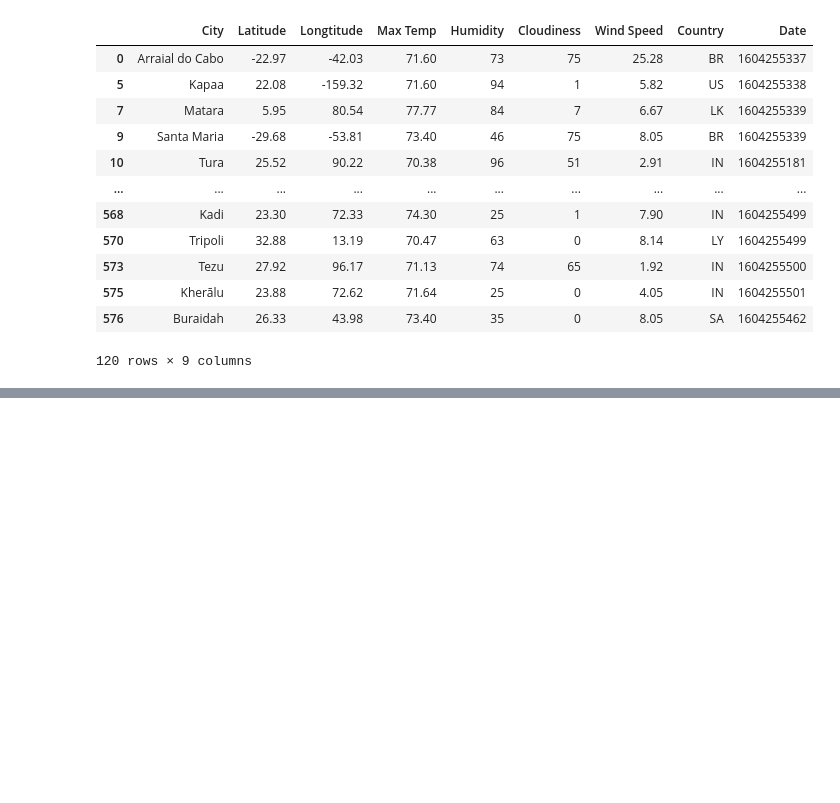
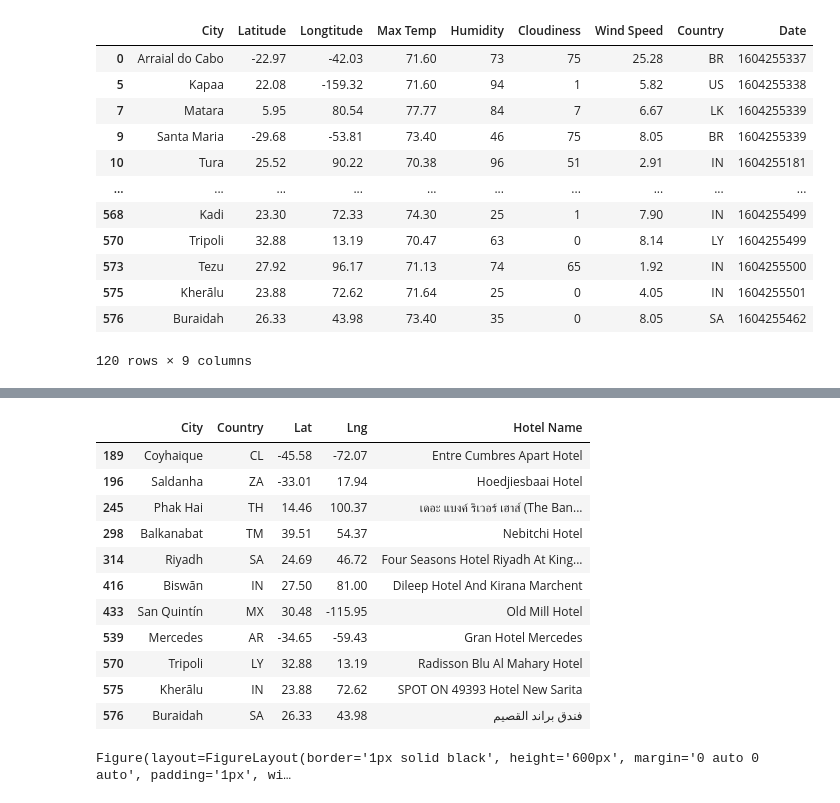
Before and after one commit to sjrojanooo/python-api-challenge, a Jupyter notebook: VacationPy.ipynb, the cells around one changed output, grey strips where cells are left out. Cells and saved outputs as stored; diff of their text form; code cells hidden in the pictures; blank space fills up the shorter version.

```diff
--- a/VacationPy.ipynb
+++ b/VacationPy.ipynb
@@ -201,0 +212,32 @@ pprint(response.json(), depth=1)
+# %%
+#initating my for loop
+for index, row in hotel_df.iterrows():
+
+# get city name, lat, lnt from df
+    lat = row["Lat"]
+    lng = row["Lng"]
+    city_name = row["City"]
+
+    # add keyword to params dict
+    params["location"] = f"{lat},{lng}"
+
+    # assemble url and make API request
+    print(f"Retrieving Results for Index {index}: {city_name}.")
+    response = requests.get(base_url, params=params).json()
+
+    # getting results from the json response
+    results = response['results']
+
+    # save the hotel name to dataframe
+    try:
+        print(f"Closest hotel in {city_name} is {results[0]['name']}.")
+        hotel_df.loc[index, "Hotel Name"] = results[0]['name']
+
+    #allows program to keep searching even if there isn't a match
+    #Instead of quitting the returned value will be this print out
+    except (KeyError, IndexError):
+        print("No Hotel within a 5000 meter radius")
+
+
+# Print end of search once searching is completed
+print("*****API REQUESTS ARE FINISHED******")
@@ -201,0 +262,22 @@ pprint(response.json(), depth=1)
+# %%
+#replacing blank values with NaN
+hotel_df['Hotel Name'].replace('', np.nan, inplace=True)
+
+#Removing locations without a nearby hotel from the data set
+hotel_df.dropna(subset=['Hotel Name'],inplace=True)
+
+#Displaying the new data set
+hotel_df
+# %% [output]
+|  | City | Country | Lat | Lng | Hotel Name |
+| 189 | Coyhaique | CL | -45.58 | -72.07 | Entre Cumbres Apart Hotel |
+| 196 | Saldanha | ZA | -33.01 | 17.94 | Hoedjiesbaai Hotel |
+| 245 | Phak Hai | TH | 14.46 | 100.37 | เดอะ แบงค์ ริเวอร์ เฮาส์ (The Ban... |
+| 298 | Balkanabat | TM | 39.51 | 54.37 | Nebitchi Hotel |
+| 314 | Riyadh | SA | 24.69 | 46.72 | Four Seasons Hotel Riyadh At King... |
+| 416 | Biswān | IN | 27.50 | 81.00 | Dileep Hotel And Kirana Marchent |
+| 433 | San Quintín | MX | 30.48 | -115.95 | Old Mill Hotel |
+| 539 | Mercedes | AR | -34.65 | -59.43 | Gran Hotel Mercedes |
+| 570 | Tripoli | LY | 32.88 | 13.19 | Radisson Blu Al Mahary Hotel |
+| 575 | Kherālu | IN | 23.88 | 72.62 | SPOT ON 49393 Hotel New Sarita |
+| 576 | Buraidah | SA | 26.33 | 43.98 | فندق براند القصيم |
@@ -201,0 +299,11 @@ pprint(response.json(), depth=1)
+# %%
+ # Add marker layer ontop of heat map
+markers = gmaps.marker_layer(locations, info_box_content = hotel_info)
+
+# Add the layer to the map
+fig.add_layer(markers)
+
+# Display Map
+fig
+# %% [output]
+Figure(layout=FigureLayout(border='1px solid black', height='600px', margin='0 auto 0 auto', padding='1px', wi…
```
Also changed, not shown: parts of 13 cells of this notebook.
